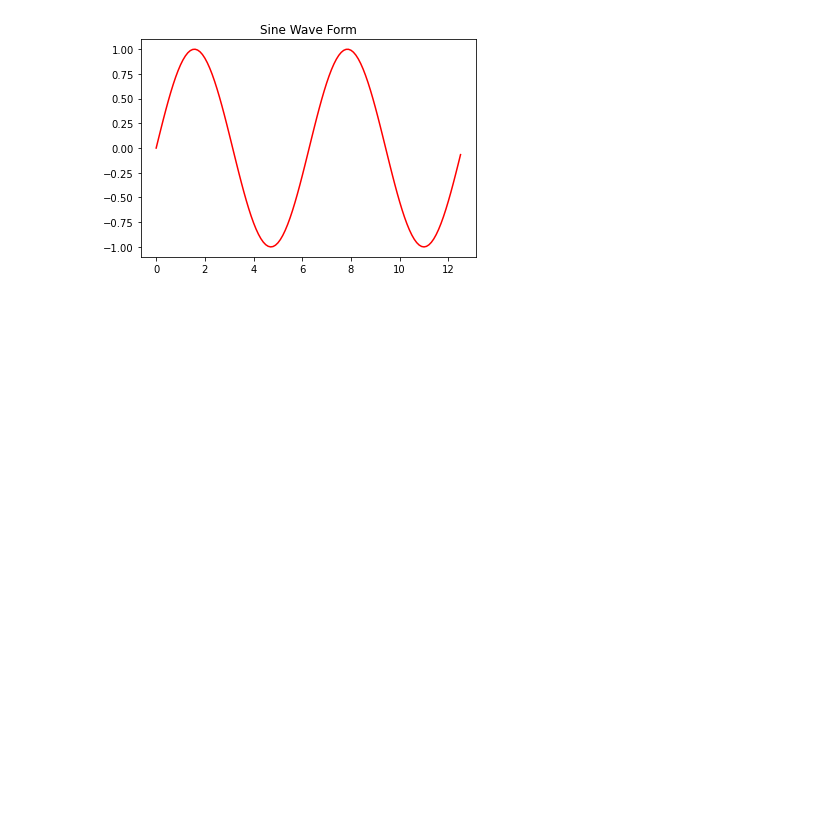
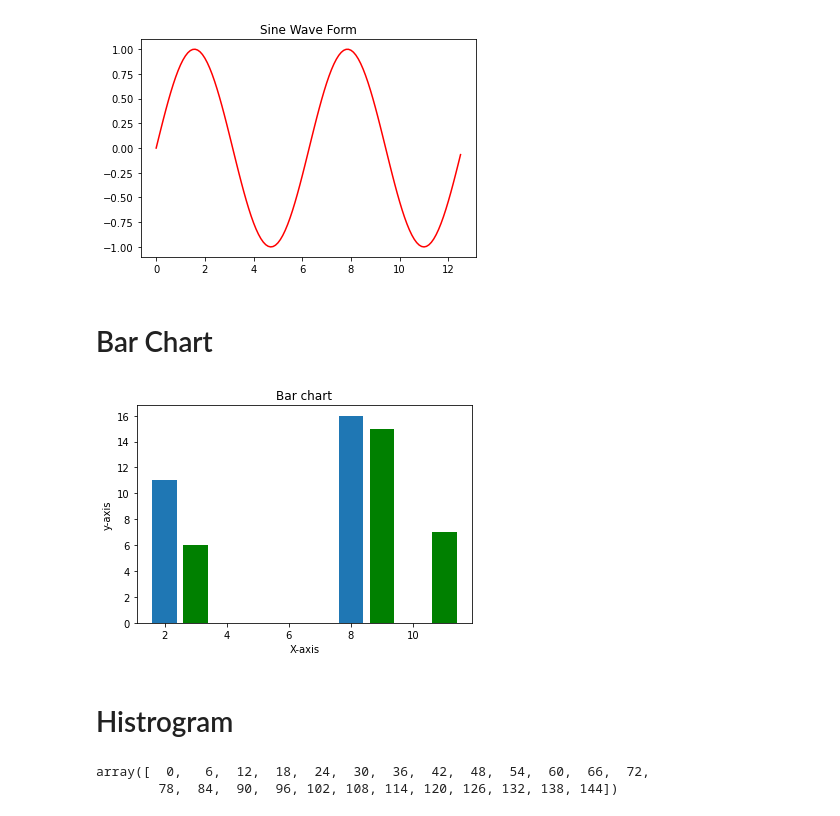
Before and after one commit to Sialsanwal/python, a Jupyter notebook: Matplotlib.ipynb, the cells around one changed output. Drawn from its saved outputs; the diff is of its cells as text; code cells hidden in the pictures; blank space fills up the shorter version.

Commit message:
histrogram done

```diff
--- a/Matplotlib.ipynb
+++ b/Matplotlib.ipynb
@@ -90,3 +90,30 @@ plt.plot(x,y, 'r')
 plt.show()
 # %% [output]
 [figure]
+# %% [markdown]
+# Bar Chart
+# %%
+x=[2,8,9]
+y=[11,16,9]
+
+x2=[3,9,11]
+y2=[6,15,7]
+
+plt.bar(x,y, align="center")
+plt.bar(x2,y2 , color='g')
+plt.xlabel("X-axis")
+plt.ylabel("y-axis")
+plt.title("Bar chart")
+plt.show()
+# %% [output]
+[figure, added]
+# %% [markdown]
+# Histrogram
+# %%
+a=np.arange(0,50,2)
+b=np.arange(0,100,4)
+x=a+b
+x
+# %% [output]
+array([  0,   6,  12,  18,  24,  30,  36,  42,  48,  54,  60,  66,  72,
+        78,  84,  90,  96, 102, 108, 114, 120, 126, 132, 138, 144])
```
Also changed, not shown: parts of 1 cell of this notebook.
